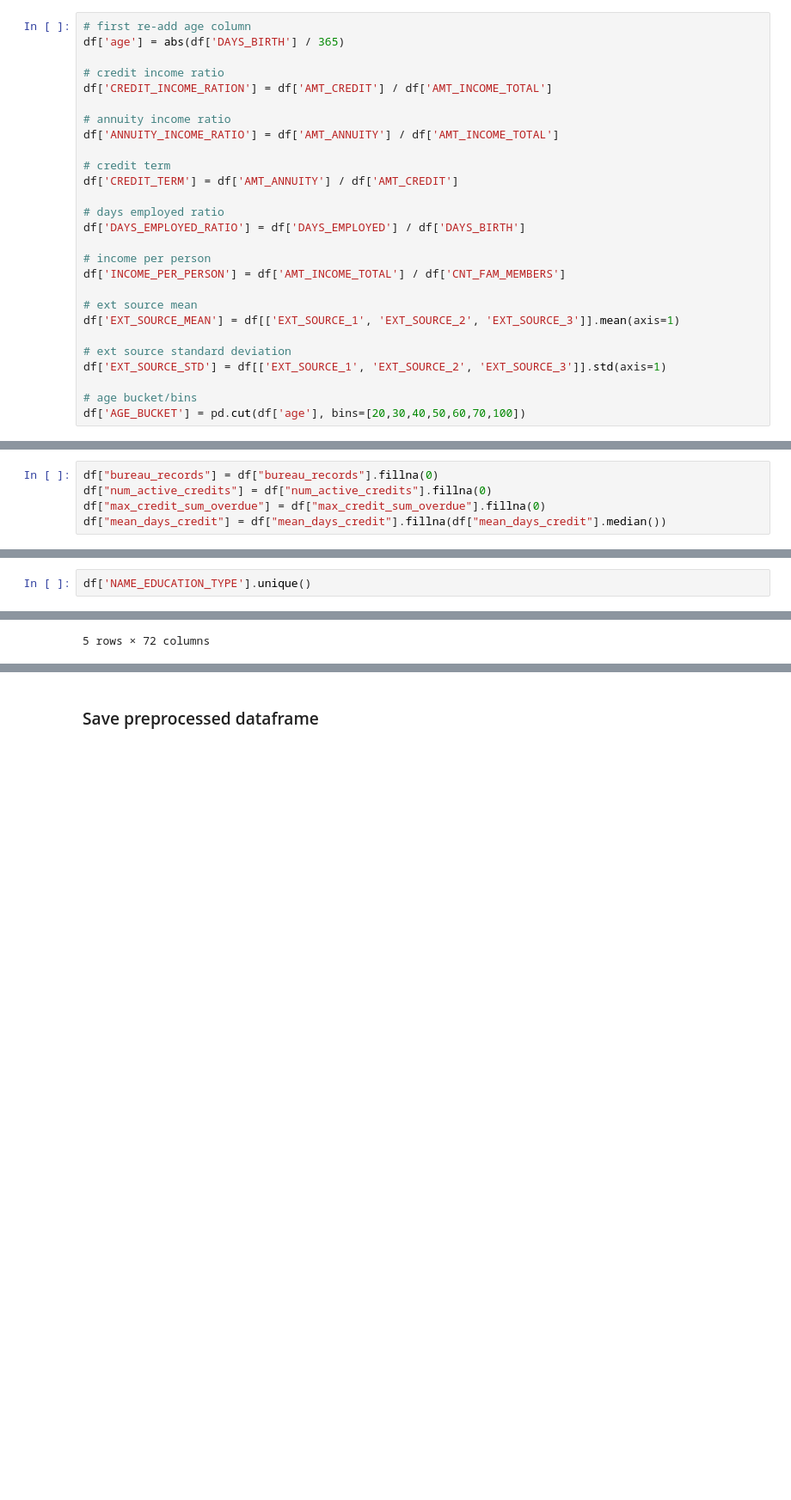
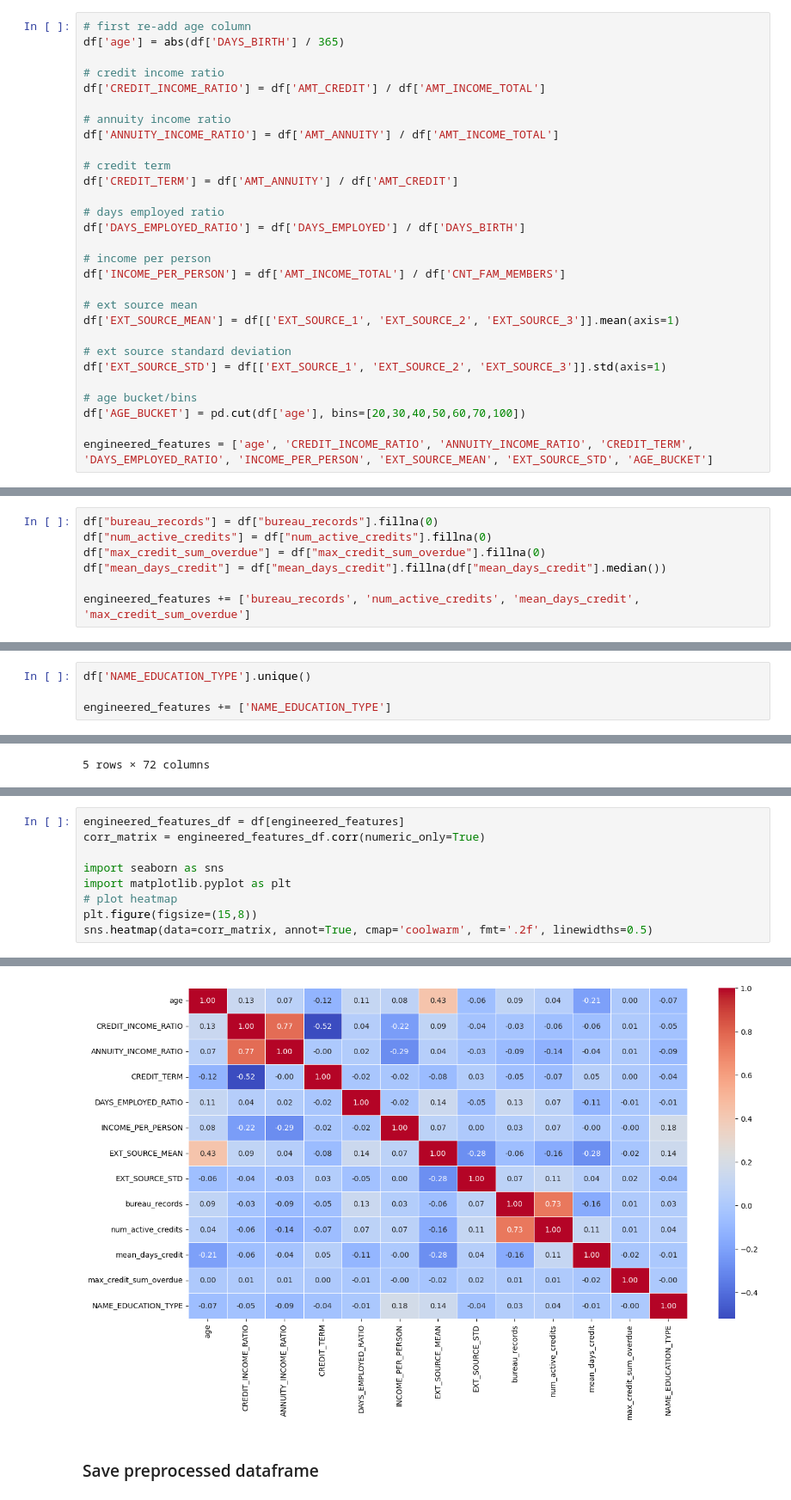
Before and after one commit to jarviscanada/jarvis_data_eng_AlanHu, a Jupyter notebook: machine_learning/module1/capstone/notebooks/03_feature_engineering.ipynb, the cells around one changed output, grey strips where cells are left out. Shown at 86% size. Cells and saved outputs as stored; diff of their text form; blank space fills up the shorter version.

```diff
--- a/machine_learning/module1/capstone/notebooks/03_feature_engineering.ipynb
+++ b/machine_learning/module1/capstone/notebooks/03_feature_engineering.ipynb
@@ -62,7 +62,7 @@ None
 df['age'] = abs(df['DAYS_BIRTH'] / 365)
 
 # credit income ratio
-df['CREDIT_INCOME_RATION'] = df['AMT_CREDIT'] / df['AMT_INCOME_TOTAL']
+df['CREDIT_INCOME_RATIO'] = df['AMT_CREDIT'] / df['AMT_INCOME_TOTAL']
 
 # annuity income ratio
 df['ANNUITY_INCOME_RATIO'] = df['AMT_ANNUITY'] / df['AMT_INCOME_TOTAL']
@@ -84,6 +84,8 @@ df['EXT_SOURCE_STD'] = df[['EXT_SOURCE_1', 'EXT_SOURCE_2', 'EXT_SOURCE_3']].std(
 
 # age bucket/bins
 df['AGE_BUCKET'] = pd.cut(df['age'], bins=[20,30,40,50,60,70,100])
+
+engineered_features = ['age', 'CREDIT_INCOME_RATIO', 'ANNUITY_INCOME_RATIO', 'CREDIT_TERM', 'DAYS_EMPLOYED_RATIO', 'INCOME_PER_PERSON', 'EXT_SOURCE_MEAN', 'EXT_SOURCE_STD', 'AGE_BUCKET']
 # %% [markdown]
 ### 6. Engineer aggregation features (Count of bureau records, count of active credits, mean of DAYS_CREDIT, max of AMT_CREDIT_SUM_OVERDUE)
 # %%
@@ -157,6 +159,8 @@ df["bureau_records"] = df["bureau_records"].fillna(0)
 df["num_active_credits"] = df["num_active_credits"].fillna(0)
 df["max_credit_sum_overdue"] = df["max_credit_sum_overdue"].fillna(0)
 df["mean_days_credit"] = df["mean_days_credit"].fillna(df["mean_days_credit"].median())
+
+engineered_features += ['bureau_records', 'num_active_credits', 'mean_days_credit', 'max_credit_sum_overdue']
 # %% [markdown]
 ### 7. Encode categorical variables
 # %% [markdown]
@@ -191,3 +195,5 @@ df = df.drop(columns=['ORGANIZATION_TYPE'])
 Next, we'll encode the `NAME_EDUCATION_TYPE` using ordinal encoding
 # %%
 df['NAME_EDUCATION_TYPE'].unique()
+
+engineered_features += ['NAME_EDUCATION_TYPE']
@@ -262,0 +293,10 @@ display(df.head())
+# %%
+engineered_features_df = df[engineered_features]
+corr_matrix = engineered_features_df.corr(numeric_only=True)
+
+import seaborn as sns
+import matplotlib.pyplot as plt
+# plot heatmap
+plt.figure(figsize=(15,8))
+sns.heatmap(data=corr_matrix, annot=True, cmap='coolwarm', fmt='.2f', linewidths=0.5)
+# %% [output]
@@ -263,3 +304,4 @@ display(df.head())
+[figure, added]
 # %% [markdown]
 ### Save preprocessed dataframe
 # %%
```
Also changed, not shown: parts of 6 cells of this notebook.
